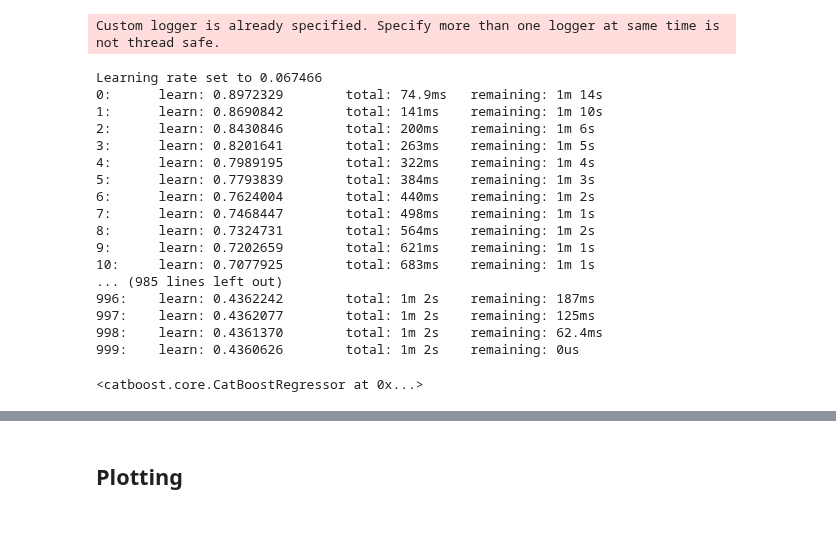
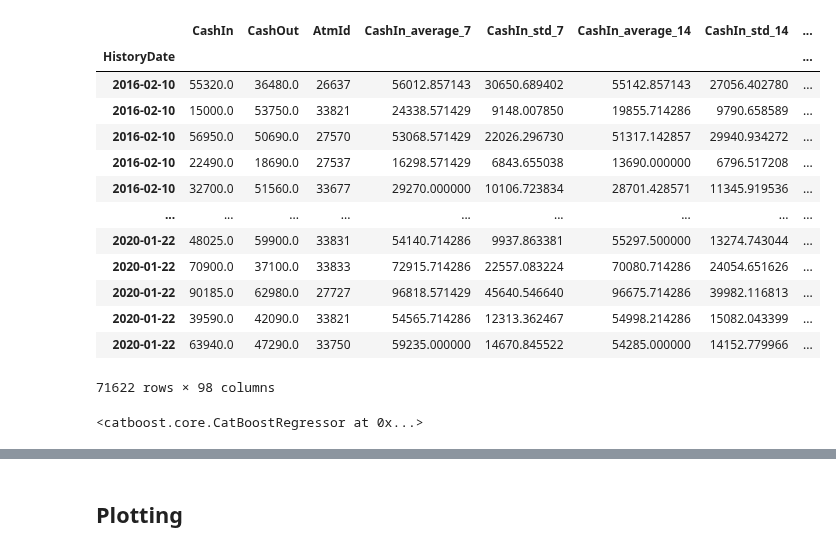
Before and after one commit to CahidArda/data-science-intenship-study, a Jupyter notebook: notebooks/tabTransformer/catboost.ipynb, the cells around one changed output, grey strips where cells are left out. Cells and saved outputs as stored; diff of their text form; code cells hidden in the pictures; blank space fills up the shorter version.

```diff
--- a/notebooks/tabTransformer/catboost.ipynb
+++ b/notebooks/tabTransformer/catboost.ipynb
@@ -66,2 +15,28 @@ all_atms_feature_set
+# %%
+df = pd.read_csv("../atm_demand/DATA_sample_atm.csv")
+
+all_atms_feature_set = get_all_atms_feature_set(df, first_n = 50)
+
+clustering_df = get_day_of_the_week_clustering_df(all_atms_feature_set, 'CashIn')
+d = get_cluster(clustering_df, KMeans, 16, random_state=0)
+
+all_atms_feature_set['ClusterId'] = all_atms_feature_set['AtmId'].map(d)
+all_atms_feature_set.sort_index(inplace = True)
+all_atms_feature_set
+# %% [output]
+|  | CashIn | CashOut | AtmId | CashIn_average_7 | CashIn_std_7 | CashIn_average_14 | CashIn_std_14 | ... |
+| HistoryDate |  |  |  |  |  |  |  | ... |
+| 2016-02-10 | 55320.0 | 36480.0 | 26637 | 56012.857143 | 30650.689402 | 55142.857143 | 27056.402780 | ... |
+| 2016-02-10 | 15000.0 | 53750.0 | 33821 | 24338.571429 | 9148.007850 | 19855.714286 | 9790.658589 | ... |
+| 2016-02-10 | 56950.0 | 50690.0 | 27570 | 53068.571429 | 22026.296730 | 51317.142857 | 29940.934272 | ... |
+| 2016-02-10 | 22490.0 | 18690.0 | 27537 | 16298.571429 | 6843.655038 | 13690.000000 | 6796.517208 | ... |
+| 2016-02-10 | 32700.0 | 51560.0 | 33677 | 29270.000000 | 10106.723834 | 28701.428571 | 11345.919536 | ... |
+| ... | ... | ... | ... | ... | ... | ... | ... | ... |
+| 2020-01-22 | 48025.0 | 59900.0 | 33831 | 54140.714286 | 9937.863381 | 55297.500000 | 13274.743044 | ... |
+| 2020-01-22 | 70900.0 | 37100.0 | 33833 | 72915.714286 | 22557.083224 | 70080.714286 | 24054.651626 | ... |
+| 2020-01-22 | 90185.0 | 62980.0 | 27727 | 96818.571429 | 45640.546640 | 96675.714286 | 39982.116813 | ... |
+| 2020-01-22 | 39590.0 | 42090.0 | 33821 | 54565.714286 | 12313.362467 | 54998.214286 | 15082.043399 | ... |
+| 2020-01-22 | 63940.0 | 47290.0 | 33750 | 59235.000000 | 14670.845522 | 54285.000000 | 14152.779966 | ... |
+71622 rows × 98 columns
 # %%
 categorical_features = ['Day_of_the_Week_Index', 'Day_of_the_Month_Index',
@@ -100,24 +76,6 @@ X_train, X_test, y_train, y_test = train_test_split(X, y, shuffle=False)
 train_pool = Pool(data = X_train, label = y_train, cat_features=categorical_features)
 # %%
 cb = CatBoostRegressor()
-cb.fit(train_pool)
+cb.fit(train_pool, verbose=0)
 # %% [output]
-Custom logger is already specified. Specify more than one logger at same time is not thread safe.
+<catboost.core.CatBoostRegressor at 0x...>
-Learning rate set to 0.067466
-0:      learn: 0.8972329        total: 74.9ms   remaining: 1m 14s
-1:      learn: 0.8690842        total: 141ms    remaining: 1m 10s
-2:      learn: 0.8430846        total: 200ms    remaining: 1m 6s
-3:      learn: 0.8201641        total: 263ms    remaining: 1m 5s
-4:      learn: 0.7989195        total: 322ms    remaining: 1m 4s
-5:      learn: 0.7793839        total: 384ms    remaining: 1m 3s
-6:      learn: 0.7624004        total: 440ms    remaining: 1m 2s
-7:      learn: 0.7468447        total: 498ms    remaining: 1m 1s
-8:      learn: 0.7324731        total: 564ms    remaining: 1m 2s
-9:      learn: 0.7202659        total: 621ms    remaining: 1m 1s
-10:     learn: 0.7077925        total: 683ms    remaining: 1m 1s
-... (985 lines left out)
-996:    learn: 0.4362242        total: 1m 2s    remaining: 187ms
-997:    learn: 0.4362077        total: 1m 2s    remaining: 125ms
-998:    learn: 0.4361370        total: 1m 2s    remaining: 62.4ms
-999:    learn: 0.4360626        total: 1m 2s    remaining: 0us
-<catboost.core.CatBoostRegressor at 0x...>
```
Also changed, not shown: parts of 10 cells of this notebook.
